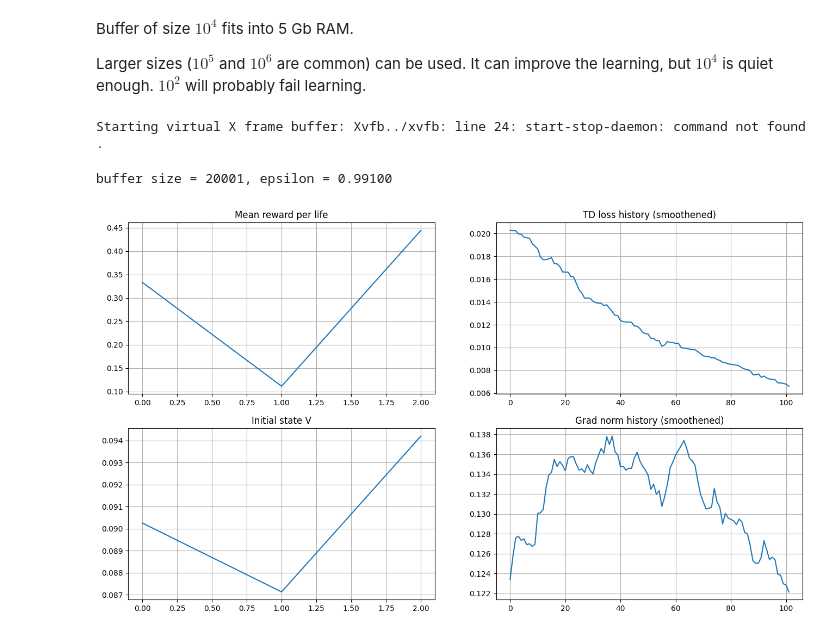
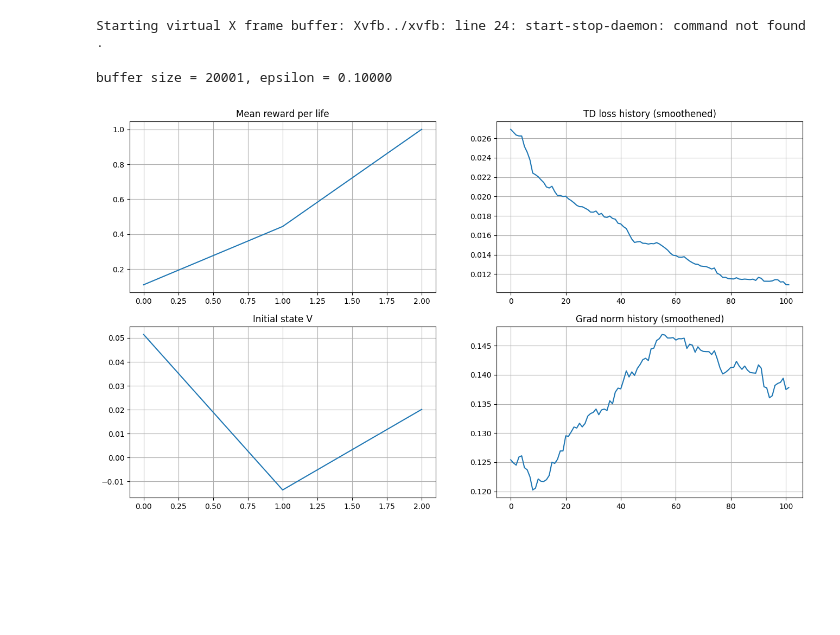
Before and after one commit to KDZHR/RL_Project, a Jupyter notebook: mse.ipynb, the cells around one changed output. Drawn from its saved outputs; the diff is of its cells as text; code cells hidden in the pictures; blank space fills up the shorter version.

```diff
--- a/mse.ipynb
+++ b/mse.ipynb
@@ -7,7 +1,3 @@ The autoreload extension is already loaded. To reload it, use:
-# %% [markdown]
-Buffer of size $10^4$ fits into 5 Gb RAM.
-
-Larger sizes ($10^5$ and $10^6$ are common) can be used. It can improve the learning, but $10^4$ is quiet enough. $10^2$ will probably fail learning.
 # %%
 import os
 if type(os.environ.get("DISPLAY")) is not str or len(os.environ.get("DISPLAY")) == 0:
@@ -27,12 +13,15 @@ import ale_py
 gym.register_envs(ale_py)
 %matplotlib inline
 # %%
+total_steps = 10000
+decay_steps = total_steps // 2
+
 config = {
-    "seed": 42,
+    "seed": 52,
     "timesteps_per_epoch": 1,
     "batch_size": 32,
-    "total_steps": 3 * 10**6,
-    "decay_steps": 10**6,
+    "total_steps": total_steps,
+    "decay_steps": decay_steps,
     "lr": 6.25e-5,
     "init_epsilon": 1,
     "final_epsilon": 0.1,
@@ -42,12 +31,13 @@ config = {
     "max_grad_norm": 50,
     "n_lives": 5,
     "device": "mps",
-    "stop_after_n_steps": 10000,
+    "save_dir": "mse",
+    # "stop_after_n_steps": total_steps,
 }
 # %%
 from train import train
 
-results = train(config)
+train(config)
 # %% [output]
-buffer size = 20001, epsilon = 0.99100
+buffer size = 20001, epsilon = 0.10000
-[figure, old version]
+[figure, new version]
```
Also changed, not shown: parts of 30 cells of this notebook, 2 other files.
